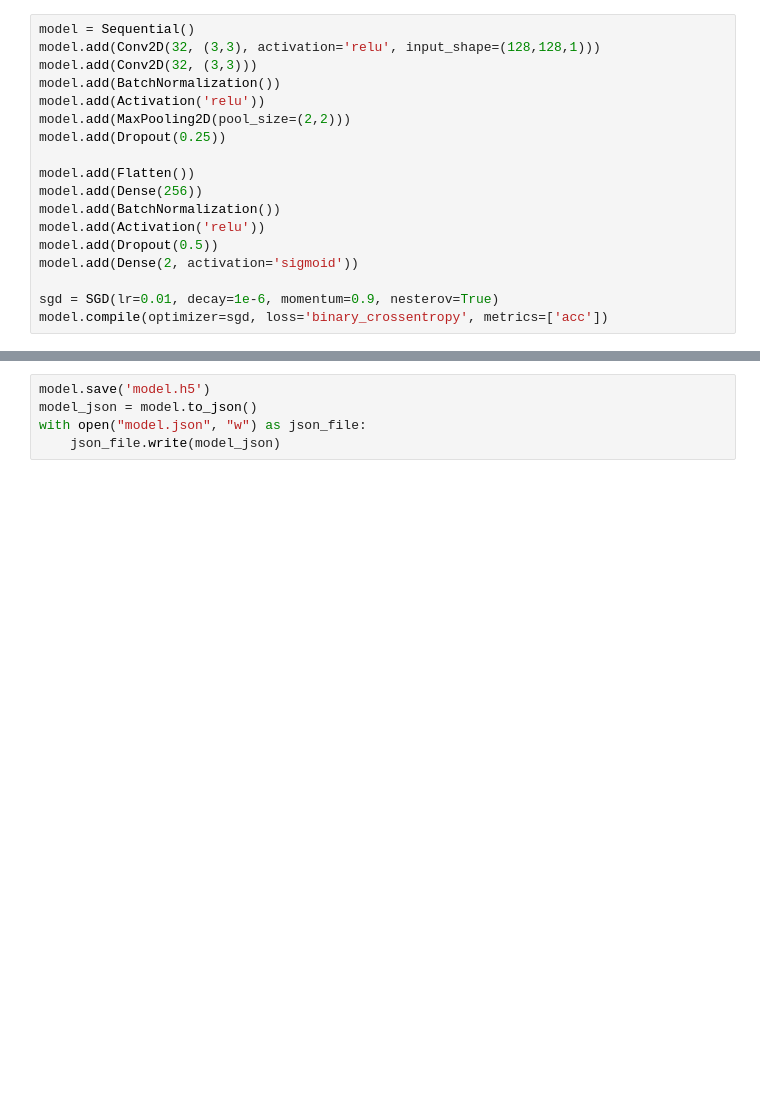
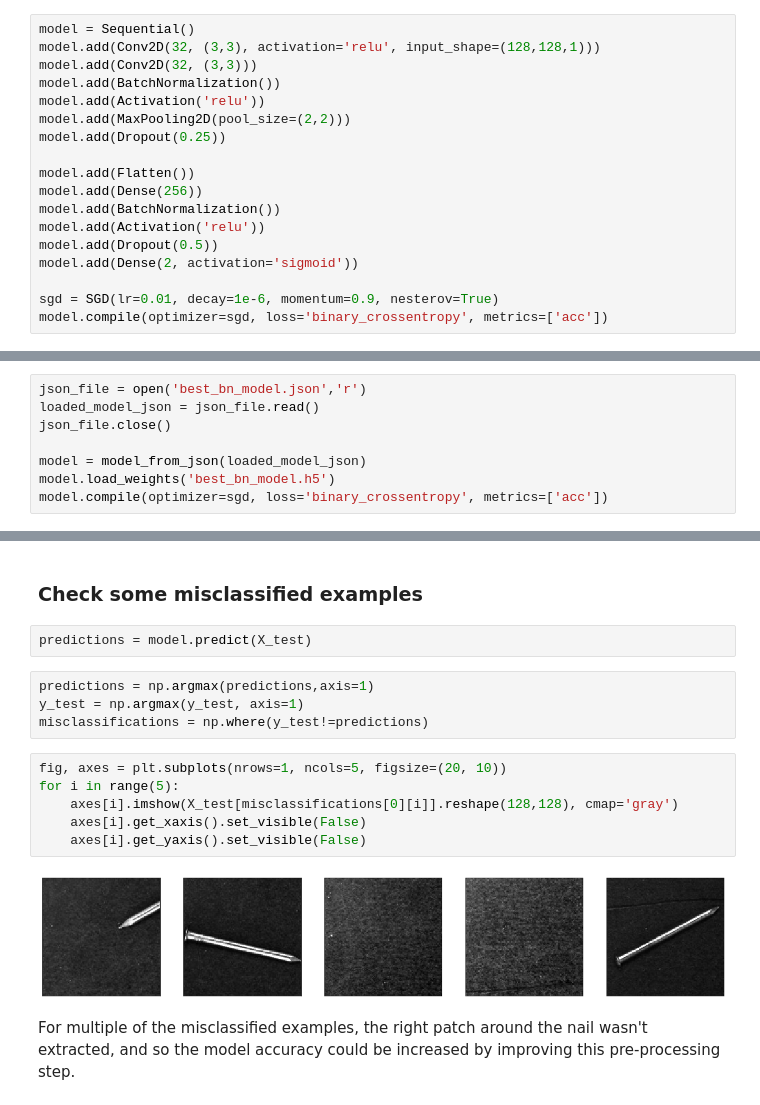
Before and after one commit to sveng1/nail-classification, a Jupyter notebook: nail_classification.ipynb, the cells around one changed output, grey strips where cells are left out. Saved outputs shown, nothing was run; the diff lists cells and outputs as text; blank space fills up the shorter version.

Commit message:
add model test and misclassified examples

```diff
--- a/nail_classification.ipynb
+++ b/nail_classification.ipynb
@@ -114 +118,9 @@ history = model.fit(X_train, y_train, epochs=15, batch_size=32, validation_data=
+# %%
+json_file = open('best_bn_model.json','r')
+loaded_model_json = json_file.read()
+json_file.close()
+
+model = model_from_json(loaded_model_json)
+model.load_weights('best_bn_model.h5')
+model.compile(optimizer=sgd, loss='binary_crossentropy', metrics=['acc'])
 # %%
@@ -116,5 +131,18 @@ model.evaluate(X_test,y_test)
-# %%
-model.save('model.h5')
-model_json = model.to_json()
-with open("model.json", "w") as json_file:
-    json_file.write(model_json)
+# %% [markdown]
+### Check some misclassified examples
+# %%
+predictions = model.predict(X_test)
+# %%
+predictions = np.argmax(predictions,axis=1)
+y_test = np.argmax(y_test, axis=1)
+misclassifications = np.where(y_test!=predictions)
+# %%
+fig, axes = plt.subplots(nrows=1, ncols=5, figsize=(20, 10))
+for i in range(5):
+    axes[i].imshow(X_test[misclassifications[0][i]].reshape(128,128), cmap='gray')
+    axes[i].get_xaxis().set_visible(False)
+    axes[i].get_yaxis().set_visible(False)
+# %% [output]
+[figure, added]
+# %% [markdown]
+For multiple of the misclassified examples, the right patch around the nail wasn't extracted, and so the model accuracy could be increased by improving this pre-processing step.
```
Also changed, not shown: parts of 5 cells of this notebook.
